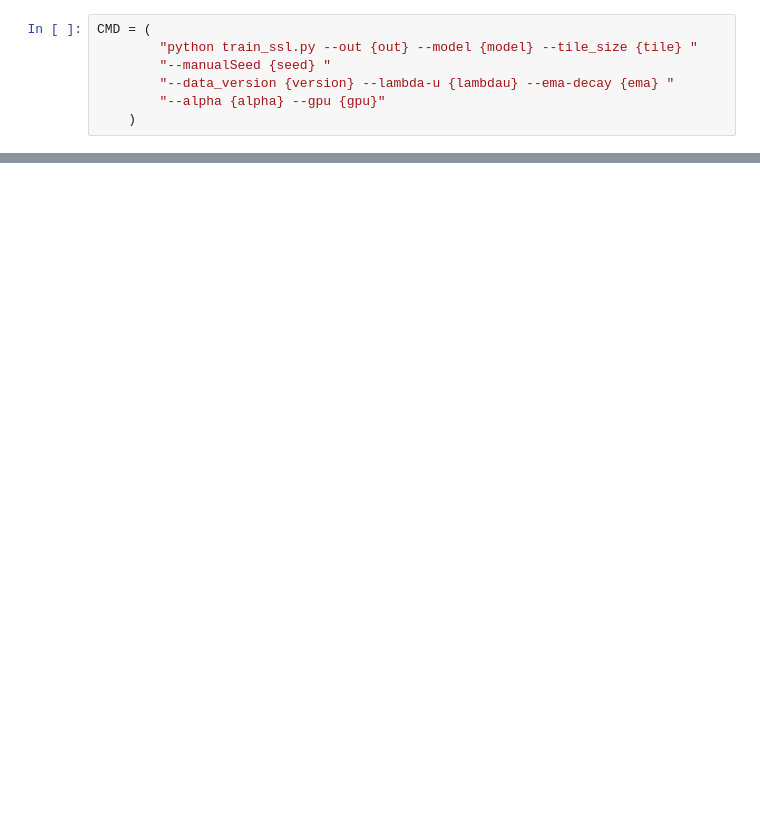
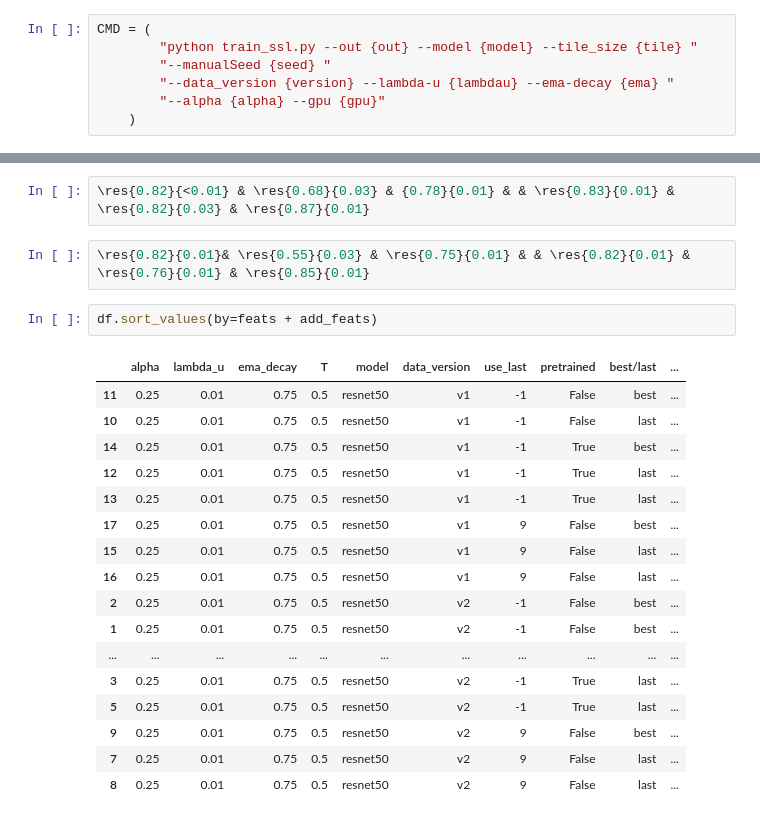
Before and after one commit to narthnil/b2p-siteident, a Jupyter notebook: notebooks/analyse hyperparam ssl.ipynb, the cells around one changed output, grey strips where cells are left out. Saved outputs shown, nothing was run; the diff lists cells and outputs as text; blank space fills up the shorter version.

```diff
--- a/notebooks/analyse hyperparam ssl.ipynb
+++ b/notebooks/analyse hyperparam ssl.ipynb
@@ -186,0 +387,24 @@ for use_several in [False, True]:
+# %%
+\res{0.82}{<0.01} & \res{0.68}{0.03} & {0.78}{0.01} & & \res{0.83}{0.01} & \res{0.82}{0.03} & \res{0.87}{0.01}
+# %%
+\res{0.82}{0.01}& \res{0.55}{0.03} & \res{0.75}{0.01} & & \res{0.82}{0.01} & \res{0.76}{0.01} & \res{0.85}{0.01}
+# %%
+df.sort_values(by=feats + add_feats)
+# %% [output]
+|  | alpha | lambda_u | ema_decay | T | model | data_version | use_last | pretrained | best/last | ... |
+| 11 | 0.25 | 0.01 | 0.75 | 0.5 | resnet50 | v1 | -1 | False | best | ... |
+| 10 | 0.25 | 0.01 | 0.75 | 0.5 | resnet50 | v1 | -1 | False | last | ... |
+| 14 | 0.25 | 0.01 | 0.75 | 0.5 | resnet50 | v1 | -1 | True | best | ... |
+| 12 | 0.25 | 0.01 | 0.75 | 0.5 | resnet50 | v1 | -1 | True | last | ... |
+| 13 | 0.25 | 0.01 | 0.75 | 0.5 | resnet50 | v1 | -1 | True | last | ... |
+| 17 | 0.25 | 0.01 | 0.75 | 0.5 | resnet50 | v1 | 9 | False | best | ... |
+| 15 | 0.25 | 0.01 | 0.75 | 0.5 | resnet50 | v1 | 9 | False | last | ... |
+| 16 | 0.25 | 0.01 | 0.75 | 0.5 | resnet50 | v1 | 9 | False | last | ... |
+| 2 | 0.25 | 0.01 | 0.75 | 0.5 | resnet50 | v2 | -1 | False | best | ... |
+| 1 | 0.25 | 0.01 | 0.75 | 0.5 | resnet50 | v2 | -1 | False | best | ... |
+| ... | ... | ... | ... | ... | ... | ... | ... | ... | ... | ... |
+| 3 | 0.25 | 0.01 | 0.75 | 0.5 | resnet50 | v2 | -1 | True | last | ... |
+| 5 | 0.25 | 0.01 | 0.75 | 0.5 | resnet50 | v2 | -1 | True | last | ... |
+| 9 | 0.25 | 0.01 | 0.75 | 0.5 | resnet50 | v2 | 9 | False | best | ... |
+| 7 | 0.25 | 0.01 | 0.75 | 0.5 | resnet50 | v2 | 9 | False | last | ... |
+| 8 | 0.25 | 0.01 | 0.75 | 0.5 | resnet50 | v2 | 9 | False | last | ... |
```
Also changed, not shown: parts of 15 cells of this notebook, 7 other files.
